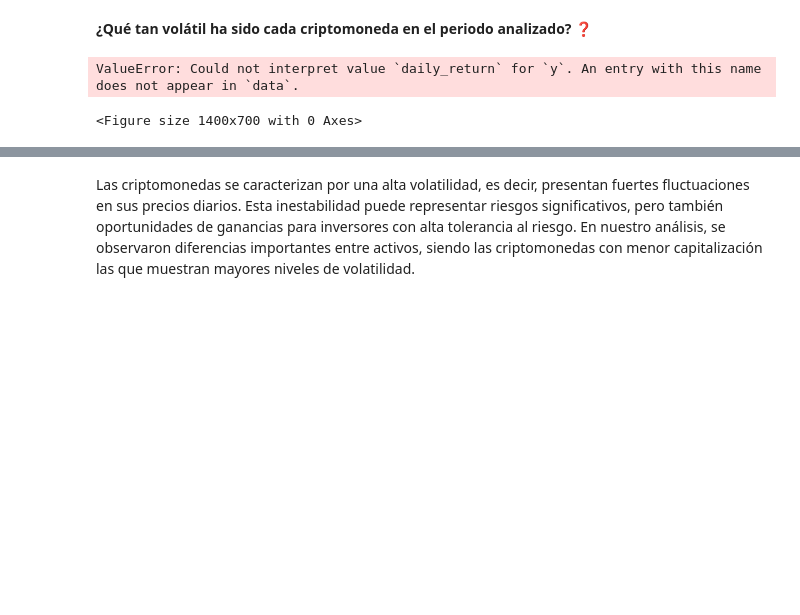
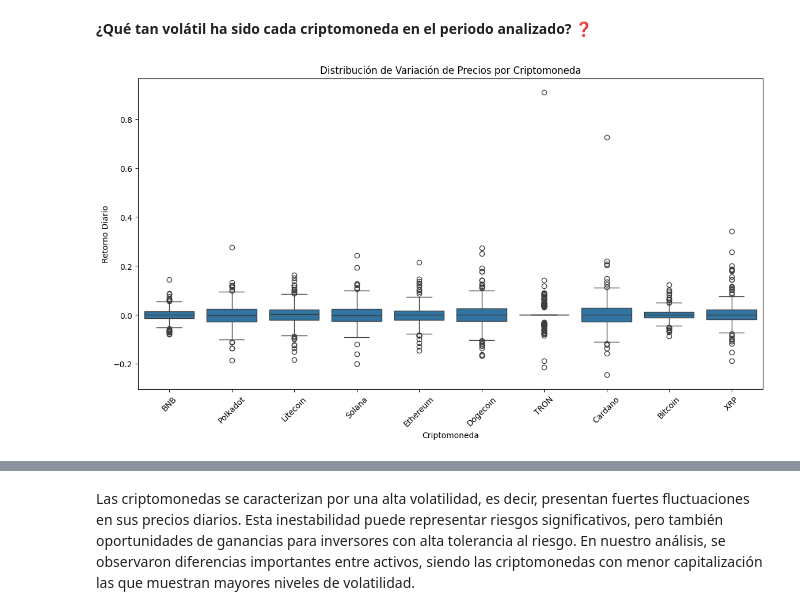
Before and after one commit to TraversaOlazabal/Data-Science-2---ML, a Jupyter notebook: CriptoAnalytics_AlejandroTraversaOlazabal.ipynb, the cells around one changed output, grey strips where cells are left out. Cells and saved outputs as stored; diff of their text form; code cells hidden in the pictures; blank space fills up the shorter version.

```diff
--- a/CriptoAnalytics_AlejandroTraversaOlazabal.ipynb
+++ b/CriptoAnalytics_AlejandroTraversaOlazabal.ipynb
@@ -1353,14 +1352,13 @@ El análisis revela que algunas criptomonedas, como Litecoin, Dogecoin y Polkado
 # %%
 import matplotlib.pyplot as plt
 import seaborn as sns
 
 plt.figure(figsize=(14, 7))
-sns.boxplot(x="name", y="daily_return", data=df_merged)
+sns.boxplot(x="name", y="daily_pct_change", data=df_merged)
 plt.xticks(rotation=45)
 plt.title("Distribución de Variación de Precios por Criptomoneda")
 plt.ylabel("Retorno Diario")
 plt.xlabel("Criptomoneda")
 plt.show()
 # %% [output]
-ValueError: Could not interpret value `daily_return` for `y`. An entry with this name does not appear in `data`.
-<Figure size 1400x700 with 0 Axes>
+[figure, added]
```
Also changed, not shown: parts of 19 cells of this notebook.
